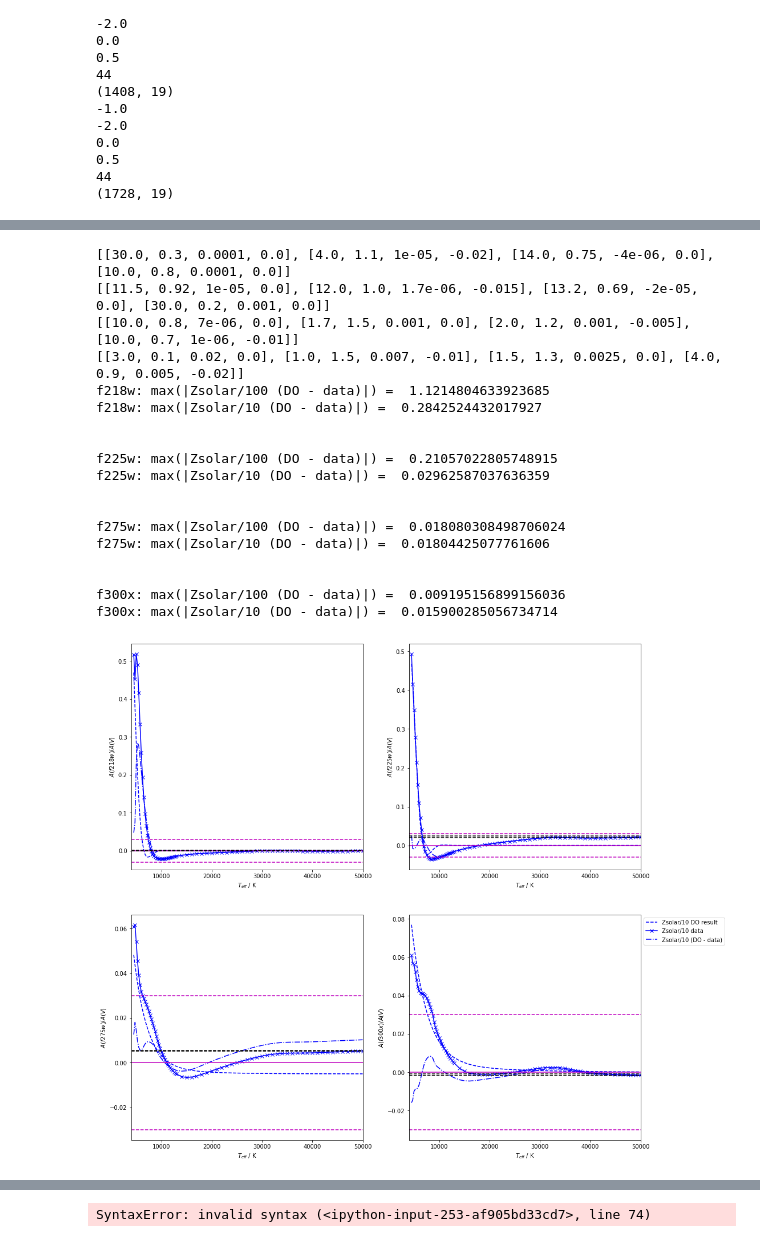
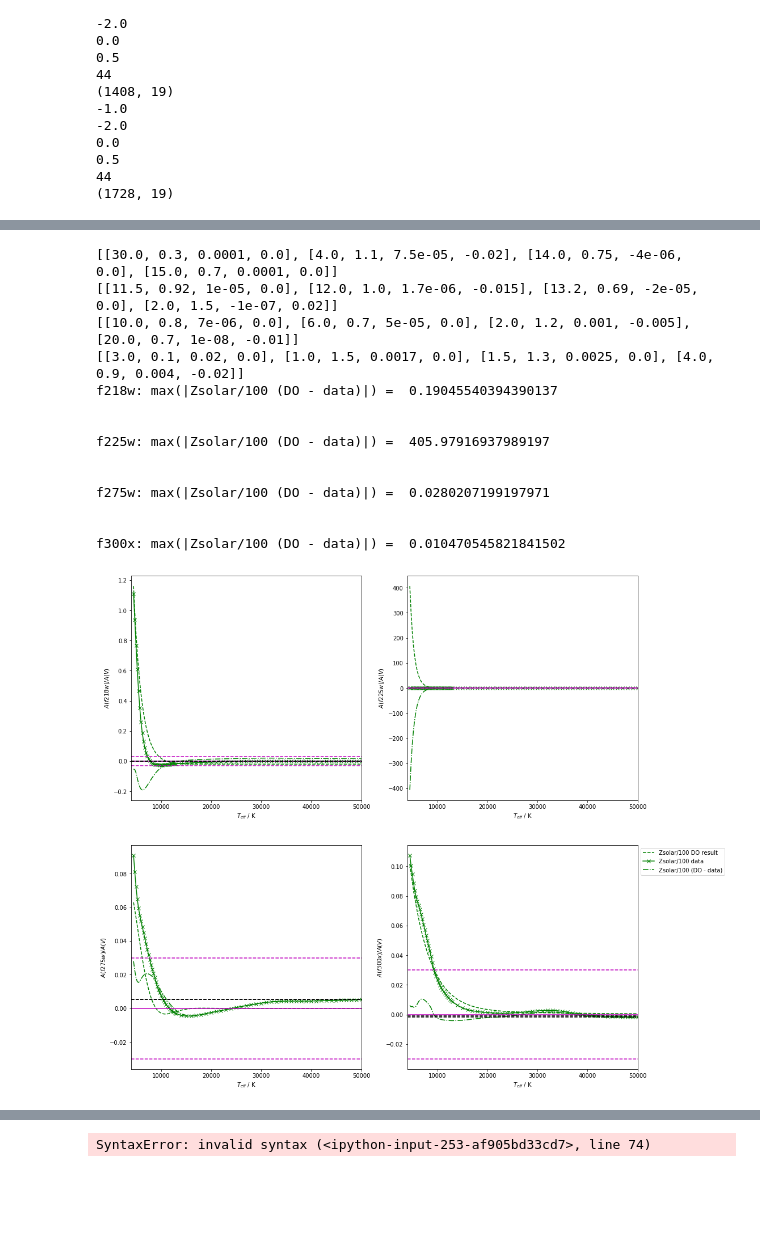
Before and after one commit to AlexlwAstro/phd_work, a Jupyter notebook: gaia_spectra_plots.ipynb, the cells around one changed output, grey strips where cells are left out. Cells and saved outputs as stored; diff of their text form; code cells hidden in the pictures; blank space fills up the shorter version.

```diff
--- a/gaia_spectra_plots.ipynb
+++ b/gaia_spectra_plots.ipynb
@@ -2300,10 +2309,11 @@ print 'done'
 # s = -d*( zeta + 1.0j*np.sqrt(1-zeta**2) )
 # new_var = (k*(Tcut - Tdata))*np.exp(s*Tdata) + r
 # Format below: [a,b,c,d,k,r]
-dosc_f218w_bounds = ([-0.3, -0.5, -0.5, 1.0e-05, -2.0,-0.02], [0.3, 0.5, 1., 0.5, 2.0, 0.02])
-dosc_f225w_bounds = ([-0.3, -0.5, -0.5, 1.0e-05, -2.0,-0.02], [0.3, 0.5, 1., 0.5, 2.0, 0.02])
-dosc_f275w_bounds = ([-0.3, -0.5, -0.5, -0.5, -2.0,-0.02], [0.3, 0.5, 1., 1.0e-05, 1.0, 0.02])
-dosc_f300x_bounds = ([-0.3, -0.5, -0.5, 1.0e-05, -2.0,-0.02], [0.3, 0.5, 1., 0.5, 1.0, 0.02])
+dosc_f218w_bounds = ([-5., -2.5, -2.5, -5., -1.0e-02,-0.01], [5., 2.5, 2.5, 5., 1.0e-02, 0.01])
+dosc_f225w_bounds = ([-5., -2.5, -2.5, -5., -1.0e-02,-0.01], [5., 2.5, 2.5, 5., 1.0e-02, 0.01])
+dosc_f275w_bounds = ([-5., -5., -2.5, -5., -1.0e-02,-0.01], [5., 2.5, 2.5, 5., 1.0e-02, 0.01])
+dosc_f300x_bounds = ([-5., -2.5, -2.5, -5., -1.0e-02,-0.01], [5., 2.5, 2.5, 5., 1.0e-02, 0.01])
+
 dosc_f336w_bounds = ([-0.5, -1., -0.5, 0., 0., -0.02], [0.5, 1., 0.5, 0.5, 0.1, 0.02])
 dosc_f390w_bounds = ([-0.5, -1., -0.5, 0., 0., -0.02], [0.5, 1., 0.5, 0.5, 0.1, 0.02])
 dosc_f438w_bounds = ([-0.5, -1., -0.5, 0., 0., -0.02], [0.5, 1., 0.5, 0.5, 0.1, 0.02])
@@ -2320,7 +2330,7 @@ dosc_Grp_bounds =   ([-0.5, -1., -0.5, 0., 0., -0.02], [0.5, 1., 0.5, 0.5, 0.1,
 dosc_bounds_list = [dosc_f218w_bounds,dosc_f225w_bounds,dosc_f275w_bounds,dosc_f300x_bounds,dosc_f336w_bounds,dosc_f390w_bounds,dosc_f438w_bounds,dosc_f475w_bounds,dosc_f555w_bounds,dosc_f606w_bounds,dosc_f625w_bounds,dosc_f775w_bounds,dosc_f814w_bounds,dosc_G_bounds,dosc_Gbp_bounds,dosc_Grp_bounds]
 print len(dosc_bounds_list)
 
-dosc_p0 = [0., 0., -0.1, 1.0e-05, 0.1, 0.]
+dosc_p0 = [0., 0., -0.1, 1.0e-05, 1.0e-04, 0.]
 
 R2_coeffs_filterwise = []
 R2_cov_mat_filterwise = []
@@ -2356,7 +2366,7 @@ for i in range(3,7):
     print cov_mat
     print '\n'
 
-    with open(dosc_file_out,'a') as f:
+    with open(orig_dosc_file_out,'a') as f:
         f.write(comb_filter_str[i-3]+' filter: \n')
         f.write('\t Damped-oscillator fit coefficients: \n')
         np.savetxt(f,coeffs)
@@ -2427,7 +2437,7 @@ R2_zs_dict_45,zs_gvals_45 = grid_vals_dict(zs_results_45,2)
 R2_zh_dict_45,zh_gvals_45 = grid_vals_dict(zh_results_45,2)
 print '\n'
 
-keyval = '5.0'
+keyval = '3.0'
 zs_data_arr = R2_zs_dict[keyval]
 z2_data_arr = R2_z2_dict[keyval]
 z1_data_arr = R2_z1_dict[keyval]
@@ -2546,7 +2537,7 @@ Zsolar*3, 5.0: zeta = -0.012147359038840524,     decay coefficient: (1.176854938
 # Store the coefficients in a log(g)-keyed dictionary
 dosc_coeffs_dict = {}
 
-#R2_Tmin = 3500
+R2_Tref = 15000
 keyval = '5.0'
 zs_data_arr = R2_zs_dict_45[keyval]
 z2_data_arr = R2_z2_dict_45[keyval]
@@ -2563,27 +2554,27 @@ with open(output_name,'w') as f:
 # d,zeta,k,r    *1.0e-04
 # dosc_out = k*np.exp( s*(Tdata-Tmax) ) + r
 manual_f218w_zs = [30.0,0.3,1.0e-04,0.00] # red curve
-manual_f218w_z2 = [4.0,1.1,1.0e-05,-0.02] # green
+manual_f218w_z2 = [4.0,1.1,7.5e-05,-0.02] # green
 manual_f218w_z1 = [14.0,0.75,-4.0e-06,0.00] # blue
-manual_f218w_zh = [10.0,0.8,1.0e-04,0.00] # yellow
+manual_f218w_zh = [15.0,0.7,1.0e-04,0.00] # yellow
 manual_f218w = [manual_f218w_zs,manual_f218w_z2,manual_f218w_z1,manual_f218w_zh]
 
 manual_f225w_zs = [11.5,0.92,1.0e-05,0.00] # red
 manual_f225w_z2 = [12.,1.0,1.7e-06,-0.015] # green
 manual_f225w_z1 = [13.2,0.69,-2.0e-05,0.00] # blue
-manual_f225w_zh = [30.,0.2,1.0e-03,0.00] # yellow
+manual_f225w_zh = [2.,1.5,-1.0e-07,0.02] # yellow
 manual_f225w = [manual_f225w_zs,manual_f225w_z2,manual_f225w_z1,manual_f225w_zh]
 
 manual_f275w_zs = [10.,0.8,7.0e-06,0.00] # red
-manual_f275w_z2 = [1.7,1.5,1.0e-03,0.00] # green
+manual_f275w_z2 = [6.,0.7,5.0e-05,0.00] # green
 manual_f275w_z1 = [2.0,1.2,1.0e-03,-0.005] # blue
-manual_f275w_zh = [10.,0.7,1.0e-06,-0.01] # yellow
+manual_f275w_zh = [20.,0.7,1.0e-08,-0.01] # yellow
 manual_f275w = [manual_f275w_zs,manual_f275w_z2,manual_f275w_z1,manual_f275w_zh]
 
 manual_f300x_zs = [3.0,0.1,2.0e-02,0.00] # red
-manual_f300x_z2 = [1.0,1.5,7.0e-03,-0.01] # green
+manual_f300x_z2 = [1.0,1.5,1.7e-03,0.00] # green
 manual_f300x_z1 = [1.5,1.3,2.5e-03,0.00] # blue
-manual_f300x_zh = [4.0,0.9,5.0e-03,-0.02] # yellow
+manual_f300x_zh = [4.0,0.9,4.0e-03,-0.02] # yellow
 manual_f300x = [manual_f300x_zs,manual_f300x_z2,manual_f300x_z1,manual_f300x_zh]
 
 
@@ -2600,67 +2591,63 @@ for i in range(3,7):
     d_2,zeta_2,k_2,r_2 = (manual_coeffs[i-3])[1]
     d_1,zeta_1,k_1,r_1 = (manual_coeffs[i-3])[2]
     d_h,zeta_h,k_h,r_h = (manual_coeffs[i-3])[3]
-    result_curve_zs,coeffs_s = coeffs_tinker_store(comb_dict_zs_4500K[keyval],R2_Tmax,keyval,0.0,d_s,zeta_s,k_s,r_s,comb_filter_str[i-3],tinker_coeffs,file_out=output_name)
-    result_curve_z2,coeffs_2 = coeffs_tinker_store(z2_data_arr,R2_Tmax,keyval,-2.0,d_2,zeta_2,k_2,r_2,comb_filter_str[i-3],tinker_coeffs,file_out=output_name)
-    result_curve_z1,coeffs_1 = coeffs_tinker_store(z1_data_arr,R2_Tmax,keyval,-1.0,d_1,zeta_1,k_1,r_1,comb_filter_str[i-3],tinker_coeffs,file_out=output_name)
-    result_curve_zh,coeffs_h = coeffs_tinker_store(zh_data_arr,R2_Tmax,keyval,0.5,d_h,zeta_h,k_h,r_h,comb_filter_str[i-3],tinker_coeffs,file_out=output_name)
+    result_curve_zs,coeffs_s = coeffs_tinker_store(zs_data_arr,R2_Tref,keyval,0.0,d_s,zeta_s,k_s,r_s,comb_filter_str[i-3],tinker_coeffs,file_out=output_name)
+    result_curve_z2,coeffs_2 = coeffs_tinker_store(z2_data_arr,R2_Tref,keyval,-2.0,d_2,zeta_2,k_2,r_2,comb_filter_str[i-3],tinker_coeffs,file_out=output_name)
+    result_curve_z1,coeffs_1 = coeffs_tinker_store(z1_data_arr,R2_Tref,keyval,-1.0,d_1,zeta_1,k_1,r_1,comb_filter_str[i-3],tinker_coeffs,file_out=output_name)
+    result_curve_zh,coeffs_h = coeffs_tinker_store(zh_data_arr,R2_Tref,keyval,0.5,d_h,zeta_h,k_h,r_h,comb_filter_str[i-3],tinker_coeffs,file_out=output_name)
 
     #dax[i-3].plot(zs_data_arr[:,0],result_curve_zs,'r',linestyle='--',label='Zsolar DO result')
     #dax[i-3].plot(zs_data_arr[:,0],zs_data_arr[:,i],'r',marker='x',label='Zsolar data')
     #dax[i-3].plot(zs_data_arr[:,0],(zs_data_arr[:,i]-result_curve_zs),'r',linestyle='-.',label='Zsolar (DO - data)')
     #print comb_filter_str[i-3]+': max(|Zsolar (DO - data)|) = ',max(abs((zs_data_arr[:,i]-result_curve_zs)))
-    #dax[i-3].plot(z2_data_arr[:,0],result_curve_z2,'g',linestyle='--',label='Zsolar/100 DO result')
-    #dax[i-3].plot(z2_data_arr[:,0],z2_data_arr[:,i],'g',marker='x',label='Zsolar/100 data')
-    #dax[i-3].plot(z2_data_arr[:,0],(z2_data_arr[:,i]-result_curve_z2),'g',linestyle='-.',label='Zsolar/100 (DO - data)')
+    dax[i-3].plot(z2_data_arr[:,0],result_curve_z2,'g',linestyle='--',label='Zsolar/100 DO result')
+    dax[i-3].plot(z2_data_arr[:,0],z2_data_arr[:,i],'g',marker='x',label='Zsolar/100 data')
+    dax[i-3].plot(z2_data_arr[:,0],(z2_data_arr[:,i]-result_curve_z2),'g',linestyle='-.',label='Zsolar/100 (DO - data)')
     print comb_filter_str[i-3]+': max(|Zsolar/100 (DO - data)|) = ',max(abs((z2_data_arr[:,i]-result_curve_z2)))
-    dax[i-3].plot(z1_data_arr[:,0],result_curve_z1,'b',linestyle='--',label='Zsolar/10 DO result')
-    dax[i-3].plot(z1_data_arr[:,0],z1_data_arr[:,i],'b',marker='x',label='Zsolar/10 data')
-    dax[i-3].plot(z1_data_arr[:,0],(z1_data_arr[:,i]-result_curve_z1),'b',linestyle='-.',label='Zsolar/10 (DO - data)')
-    print comb_filter_str[i-3]+': max(|Zsolar/10 (DO - data)|) = ',max(abs((z1_data_arr[:,i]-result_curve_z1)))
+    #dax[i-3].plot(z1_data_arr[:,0],result_curve_z1,'b',linestyle='--',label='Zsolar/10 DO result')
+    #dax[i-3].plot(z1_data_arr[:,0],z1_data_arr[:,i],'b',marker='x',label='Zsolar/10 data')
+    #dax[i-3].plot(z1_data_arr[:,0],(z1_data_arr[:,i]-result_curve_z1),'b',linestyle='-.',label='Zsolar/10 (DO - data)')
+    #print comb_filter_str[i-3]+': max(|Zsolar/10 (DO - data)|) = ',max(abs((z1_data_arr[:,i]-result_curve_z1)))
     #dax[i-3].plot(zh_data_arr[:,0],result_curve_zh,'y',linestyle='--',label='Zsolar*3 DO result')
     #dax[i-3].plot(zh_data_arr[:,0],zh_data_arr[:,i],'y',marker='x',label='Zsolar*3 data')
     #dax[i-3].plot(zh_data_arr[:,0],(zh_data_arr[:,i]-result_curve_zh),'y',linestyle='-.',label='Zsolar*3 (DO - data)')
     #print comb_filter_str[i-3]+': max(|Zsolar*3 (DO - data)|) = ',max(abs((zh_data_arr[:,i]-result_curve_zh)))
     print '\n'
 
     dax[i-3].set_xlabel(var_names_comb[0])
     dax[i-3].set_ylabel(var_names_comb[i-1])
     dax[i-3].axhline(y=0,color='m')
     max_50K = max([zs_data_arr[-1,i],z2_data_arr[-1,i],z1_data_arr[-1,i],zh_data_arr[-1,i]])
     min_50K = min([zs_data_arr[-1,i],z2_data_arr[-1,i],z1_data_arr[-1,i],zh_data_arr[-1,i]])
 
     dax[i-3].set_xlim(4000,50000)
 
     dax[i-3].axhline(y=max_50K,color='k',linestyle='--')
     dax[i-3].axhline(y=min_50K,color='k',linestyle='--')
     dax[i-3].axhline(y=0.03,color='m',linestyle='--')
     dax[i-3].axhline(y=-0.03,color='m',linestyle='--')
     #dax[i-3].axhline(y=0.02,color='m',linestyle='-.')
     #dax[i-3].axhline(y=-0.02,color='m',linestyle='-.')
 
 plt.legend(loc='upper left', bbox_to_anchor=(1.0, 1.0))
 plt.show()
 
 for i in tinker_coeffs:
     print i
 # %% [output]
-[[30.0, 0.3, 0.0001, 0.0], [4.0, 1.1, 1e-05, -0.02], [14.0, 0.75, -4e-06, 0.0], [10.0, 0.8, 0.0001, 0.0]]
-[[11.5, 0.92, 1e-05, 0.0], [12.0, 1.0, 1.7e-06, -0.015], [13.2, 0.69, -2e-05, 0.0], [30.0, 0.2, 0.001, 0.0]]
-[[10.0, 0.8, 7e-06, 0.0], [1.7, 1.5, 0.001, 0.0], [2.0, 1.2, 0.001, -0.005], [10.0, 0.7, 1e-06, -0.01]]
-[[3.0, 0.1, 0.02, 0.0], [1.0, 1.5, 0.007, -0.01], [1.5, 1.3, 0.0025, 0.0], [4.0, 0.9, 0.005, -0.02]]
-f218w: max(|Zsolar/100 (DO - data)|) =  1.1214804633923685
-f218w: max(|Zsolar/10 (DO - data)|) =  0.2842524432017927
+[[30.0, 0.3, 0.0001, 0.0], [4.0, 1.1, 7.5e-05, -0.02], [14.0, 0.75, -4e-06, 0.0], [15.0, 0.7, 0.0001, 0.0]]
+[[11.5, 0.92, 1e-05, 0.0], [12.0, 1.0, 1.7e-06, -0.015], [13.2, 0.69, -2e-05, 0.0], [2.0, 1.5, -1e-07, 0.02]]
+[[10.0, 0.8, 7e-06, 0.0], [6.0, 0.7, 5e-05, 0.0], [2.0, 1.2, 0.001, -0.005], [20.0, 0.7, 1e-08, -0.01]]
+[[3.0, 0.1, 0.02, 0.0], [1.0, 1.5, 0.0017, 0.0], [1.5, 1.3, 0.0025, 0.0], [4.0, 0.9, 0.004, -0.02]]
+f218w: max(|Zsolar/100 (DO - data)|) =  0.19045540394390137
 
 
-f225w: max(|Zsolar/100 (DO - data)|) =  0.21057022805748915
-f225w: max(|Zsolar/10 (DO - data)|) =  0.02962587037636359
+f225w: max(|Zsolar/100 (DO - data)|) =  405.97916937989197
 
 
-f275w: max(|Zsolar/100 (DO - data)|) =  0.018080308498706024
-f275w: max(|Zsolar/10 (DO - data)|) =  0.01804425077761606
+f275w: max(|Zsolar/100 (DO - data)|) =  0.0280207199197971
 
 
-f300x: max(|Zsolar/100 (DO - data)|) =  0.009195156899156036
-f300x: max(|Zsolar/10 (DO - data)|) =  0.015900285056734714
+f300x: max(|Zsolar/100 (DO - data)|) =  0.010470545821841502
-[figure, old version]
+[figure, new version]
 [0.0001, (-9-28.61817604250837j), (-9+28.61817604250837j), 0.0]
```
Also changed, not shown: parts of 9 cells of this notebook, 7 other files.
